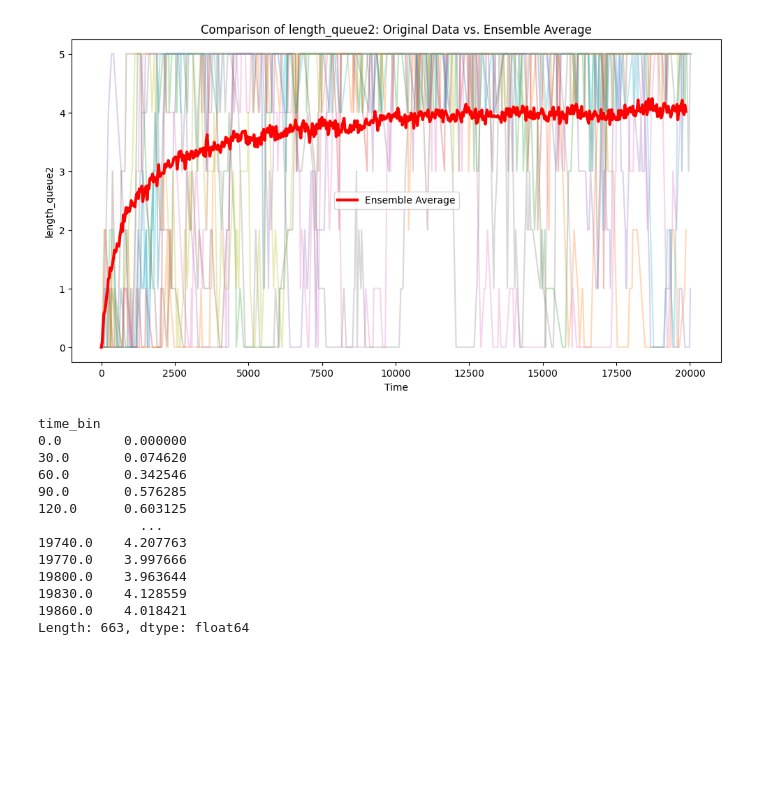
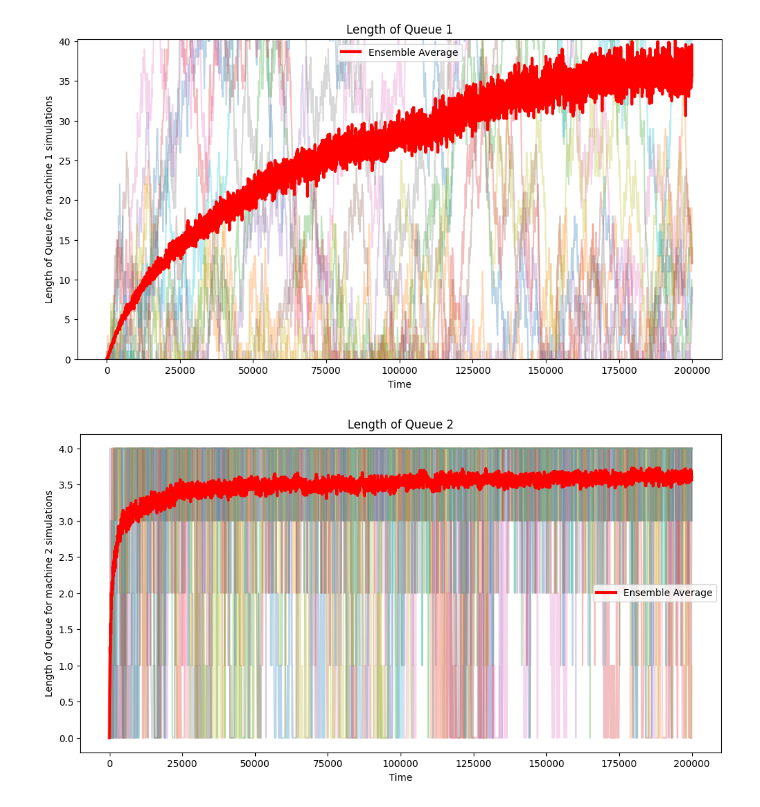
Before and after one commit to vuquocan1987/Assignment3DecisionScience, a Jupyter notebook: analysis.ipynb, the cells around one changed output. Cells and saved outputs as stored; diff of their text form; code cells hidden in the pictures; blank space fills up the shorter version.

```diff
--- a/analysis.ipynb
+++ b/analysis.ipynb
@@ -130,17 +166,8 @@ ensemble_data = draw_graph("60.0, 25.0, 59.0, 9223372036854775807,4, \"minutes\"
 # %%
-draw_graph("60.0, 25.0, 59.0, 9223372036854775807,5, \"minutes\", 7.185832891717325", 'length_queue2')
+ensemble_data = draw_graph("60.0, 25.0, 59.0, 9223372036854775807,4, \"minutes\", 7.185832891717325", 'length_queue1')
 # %% [output]
-[figure, old version]
+[figure, new version]
-time_bin
-0.0        0.000000
-30.0       0.074620
-60.0       0.342546
-90.0       0.576285
-120.0      0.603125
-             ...
-19740.0    4.207763
-19770.0    3.997666
-19800.0    3.963644
-19830.0    4.128559
-19860.0    4.018421
-Length: 663, dtype: float64
+# %%
+ensemble_data = draw_graph("60.0, 25.0, 59.0, 9223372036854775807,4, \"minutes\", 0.0", 'length_queue2')
+# %% [output]
+[figure, added]
```
Also changed, not shown: parts of 32 cells of this notebook, 20 other files.
